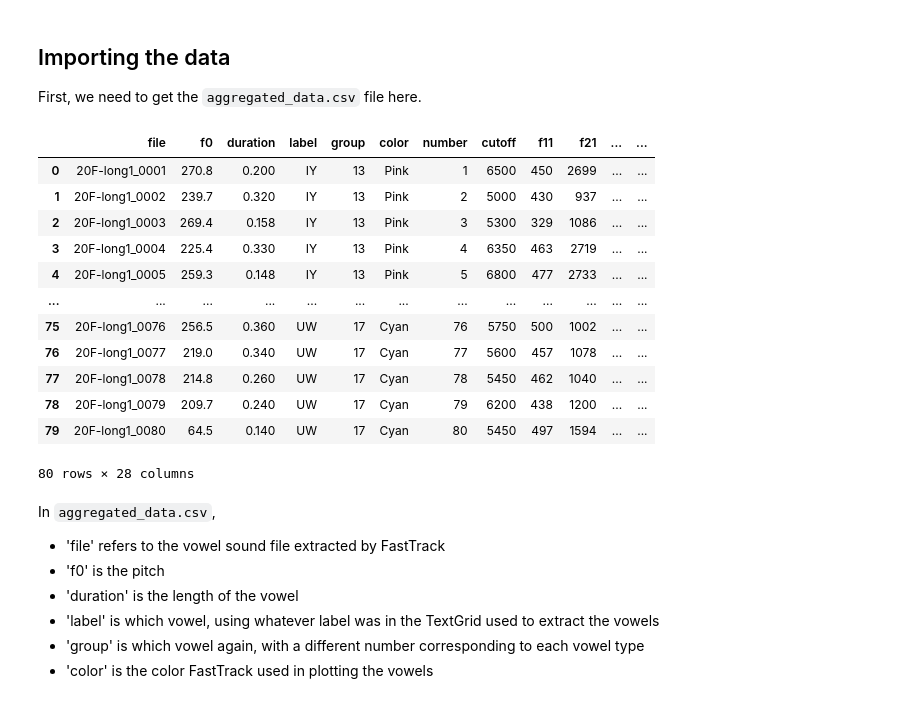
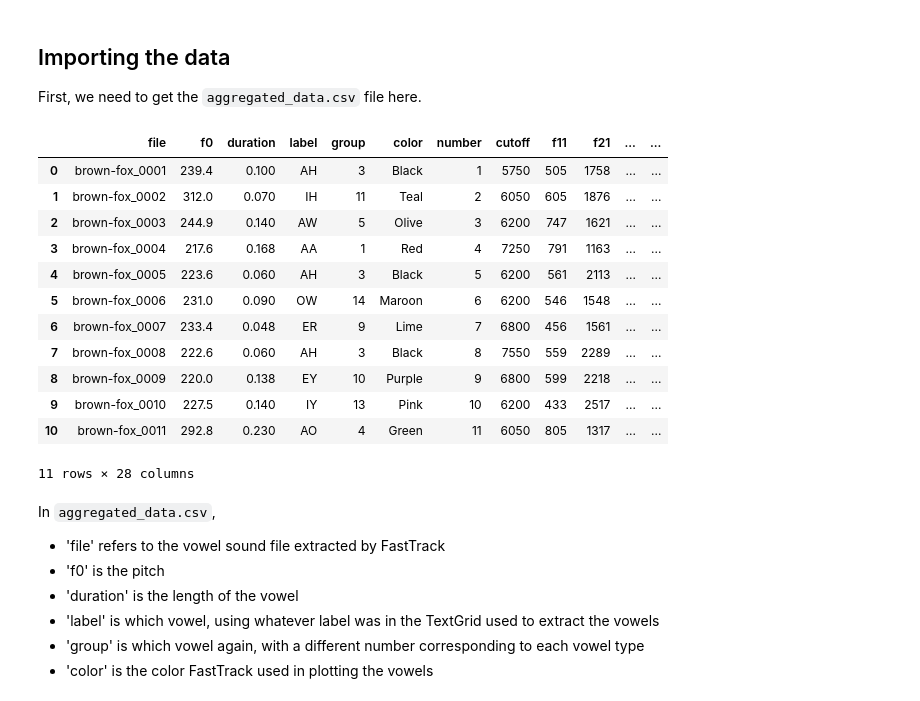
Before and after one commit to sagemeadows/phonlab-guide, a Jupyter notebook: organizing-data_jupyter-notebook.ipynb, the cells around one changed output. Saved outputs shown, nothing was run; the diff lists cells and outputs as text; code cells hidden in the pictures.

```diff
--- a/organizing-data_jupyter-notebook.ipynb
+++ b/organizing-data_jupyter-notebook.ipynb
@@ -17,22 +17,22 @@ import pandas as pd
 # %%
 # Change the path so that it finds your 'aggregated_data.csv' file, wherever it is on your computer
 
-data = pd.read_csv('/home/sage/College/family_vowels/sound_files/output/20F_long1/processed_data/aggregated_data.csv')
+data = pd.read_csv('/home/sage/College/phonlab/Tests/brown-fox_output/processed_data/aggregated_data.csv')
 data
 # %% [output]
 |  | file | f0 | duration | label | group | color | number | cutoff | f11 | f21 | ... | ... |
-| 0 | 20F-long1_0001 | 270.8 | 0.200 | IY | 13 | Pink | 1 | 6500 | 450 | 2699 | ... | ... |
-| 1 | 20F-long1_0002 | 239.7 | 0.320 | IY | 13 | Pink | 2 | 5000 | 430 | 937 | ... | ... |
-| 2 | 20F-long1_0003 | 269.4 | 0.158 | IY | 13 | Pink | 3 | 5300 | 329 | 1086 | ... | ... |
-| 3 | 20F-long1_0004 | 225.4 | 0.330 | IY | 13 | Pink | 4 | 6350 | 463 | 2719 | ... | ... |
-| 4 | 20F-long1_0005 | 259.3 | 0.148 | IY | 13 | Pink | 5 | 6800 | 477 | 2733 | ... | ... |
-| ... | ... | ... | ... | ... | ... | ... | ... | ... | ... | ... | ... | ... |
-| 75 | 20F-long1_0076 | 256.5 | 0.360 | UW | 17 | Cyan | 76 | 5750 | 500 | 1002 | ... | ... |
-| 76 | 20F-long1_0077 | 219.0 | 0.340 | UW | 17 | Cyan | 77 | 5600 | 457 | 1078 | ... | ... |
-| 77 | 20F-long1_0078 | 214.8 | 0.260 | UW | 17 | Cyan | 78 | 5450 | 462 | 1040 | ... | ... |
-| 78 | 20F-long1_0079 | 209.7 | 0.240 | UW | 17 | Cyan | 79 | 6200 | 438 | 1200 | ... | ... |
-| 79 | 20F-long1_0080 | 64.5 | 0.140 | UW | 17 | Cyan | 80 | 5450 | 497 | 1594 | ... | ... |
+| 0 | brown-fox_0001 | 239.4 | 0.100 | AH | 3 | Black | 1 | 5750 | 505 | 1758 | ... | ... |
+| 1 | brown-fox_0002 | 312.0 | 0.070 | IH | 11 | Teal | 2 | 6050 | 605 | 1876 | ... | ... |
+| 2 | brown-fox_0003 | 244.9 | 0.140 | AW | 5 | Olive | 3 | 6200 | 747 | 1621 | ... | ... |
+| 3 | brown-fox_0004 | 217.6 | 0.168 | AA | 1 | Red | 4 | 7250 | 791 | 1163 | ... | ... |
+| 4 | brown-fox_0005 | 223.6 | 0.060 | AH | 3 | Black | 5 | 6200 | 561 | 2113 | ... | ... |
+| 5 | brown-fox_0006 | 231.0 | 0.090 | OW | 14 | Maroon | 6 | 6200 | 546 | 1548 | ... | ... |
+| 6 | brown-fox_0007 | 233.4 | 0.048 | ER | 9 | Lime | 7 | 6800 | 456 | 1561 | ... | ... |
+| 7 | brown-fox_0008 | 222.6 | 0.060 | AH | 3 | Black | 8 | 7550 | 559 | 2289 | ... | ... |
+| 8 | brown-fox_0009 | 220.0 | 0.138 | EY | 10 | Purple | 9 | 6800 | 599 | 2218 | ... | ... |
+| 9 | brown-fox_0010 | 227.5 | 0.140 | IY | 13 | Pink | 10 | 6200 | 433 | 2517 | ... | ... |
+| 10 | brown-fox_0011 | 292.8 | 0.230 | AO | 4 | Green | 11 | 6050 | 805 | 1317 | ... | ... |
-80 rows × 28 columns
+11 rows × 28 columns
 # %% [markdown]
 In `aggregated_data.csv`,
 - 'file' refers to the vowel sound file extracted by FastTrack
```
Also changed, not shown: parts of 2 cells of this notebook.
